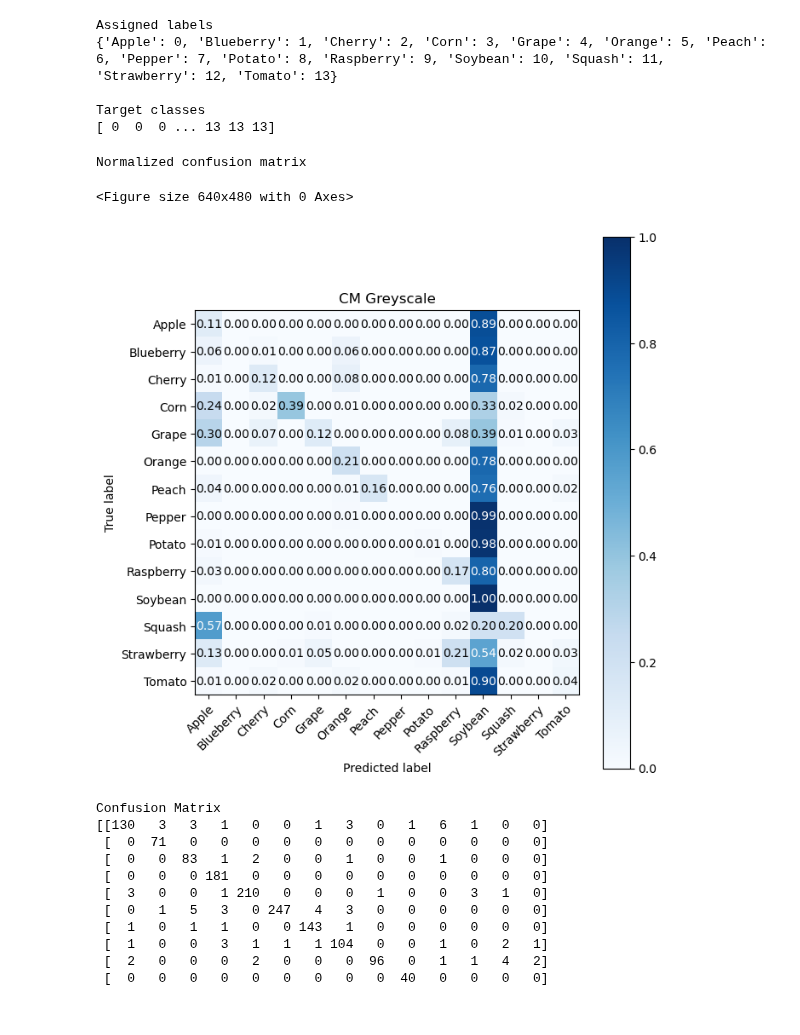
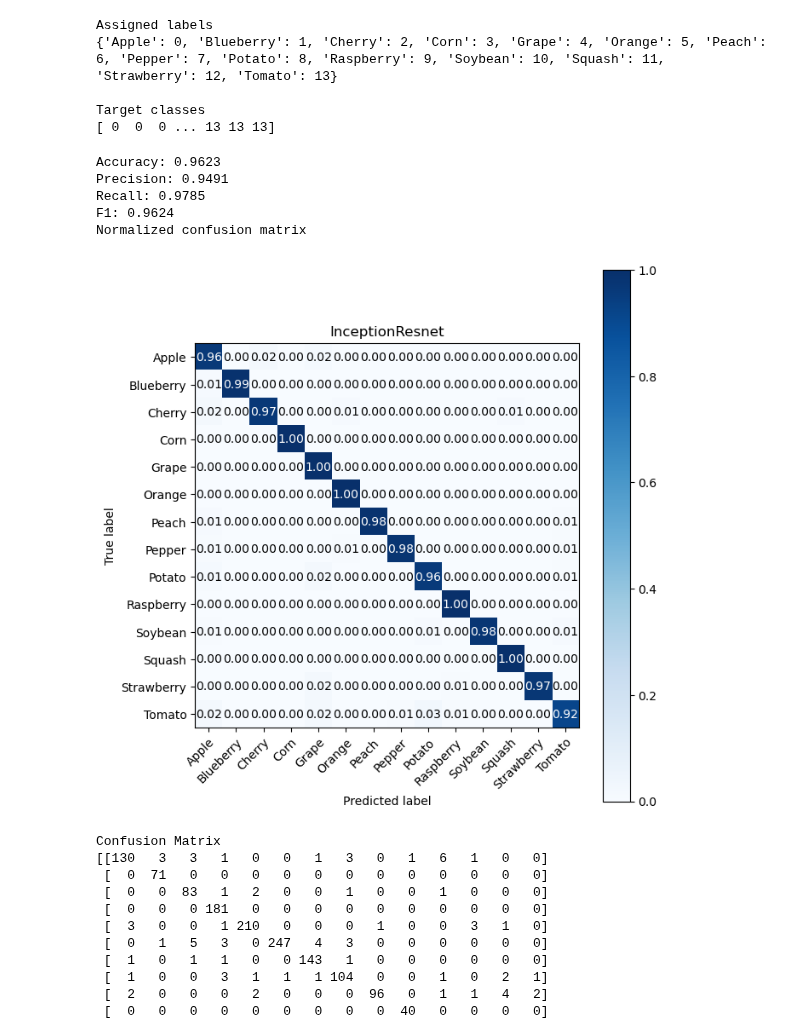
Before and after one commit to irfanmasoudi/anndl1, a Jupyter notebook: Challenge1-Test.ipynb, the cells around one changed output. Saved outputs shown, nothing was run; the diff lists cells and outputs as text; code cells hidden in the pictures.

Commit message:
add incresnet

```diff
--- a/Challenge1-Test.ipynb
+++ b/Challenge1-Test.ipynb
@@ -114,3 +114,26 @@ valid_gen = valid_data_gen.flow_from_directory(directory=validation_dir,
 # %% [output]
 Found 15062 images belonging to 14 classes.
 Found 2666 images belonging to 14 classes.
+# %%
+from tensorflow.keras.preprocessing.image import ImageDataGenerator
+# Creating an instance of ImageDataGenerator without Data Augmentation
+noaug_train_data_gen = ImageDataGenerator(preprocessing_function=tfk.applications.inception_resnet_v2.preprocess_input)
+valid_data_gen       = ImageDataGenerator(preprocessing_function=tfk.applications.inception_resnet_v2.preprocess_input)
+
+train_gen = noaug_train_data_gen.flow_from_directory(directory=training_dir,
+                                                           target_size=(299,299),
+                                                           color_mode='rgb',
+                                                           classes=None,
+                                                           class_mode='categorical',
+                                                           batch_size=64,
+                                                           shuffle=True,
+                                                           seed=seed)
+
+valid_gen = valid_data_gen.flow_from_directory(directory=validation_dir,
+                                               target_size=(299,299),
+                                               color_mode='rgb',
+                                               classes=None,
+                                               class_mode='categorical',
+                                               batch_size=64,
+                                               shuffle=False, # no need to shuffle validation set
+                                               seed=seed)
@@ -302,7 +328,7 @@ model = build_model(input_shape)
 # %%
 del model
 # %%
-model = tfk.models.load_model('logs/Grayscale/BatchNormGray_Nov21_00-13-38/ckpts/cp.ckpt')
+model = tfk.models.load_model('logs/incresnet/incresnet_Nov22_22-16-08/ckpts/cp.ckpt')
 # %%
 predictions = model.predict(valid_gen)
 y_pred = np.argmax(predictions, axis=1)
@@ -361,14 +387,28 @@ def plot_confusion_matrix(y_true, y_pred, classes,
     fig.tight_layout()
     return ax
 # %%
+#Compute the classification metrics
+accuracy = accuracy_score(valid_gen.classes, np.argmax(predictions, axis=-1))
+precision = precision_score(valid_gen.classes, np.argmax(predictions, axis=-1), average='macro')
+recall = recall_score(valid_gen.classes, np.argmax(predictions, axis=-1), average='macro')
+f1 = f1_score(valid_gen.classes, np.argmax(predictions, axis=-1), average='macro')
+print('Accuracy:',accuracy.round(4))
+print('Precision:',precision.round(4))
+print('Recall:',recall.round(4))
+print('F1:',f1.round(4))
+
+
 plot_confusion_matrix(y_true, y_pred, classes=labels, normalize = True,
-                      title='CM Greyscale')
-plt.savefig('Normalized GS.png')
+                      title='InceptionResnet')
+plt.savefig('InceptionResnet.png')
 plt.show()
 # %% [output]
+Accuracy: 0.9623
+Precision: 0.9491
+Recall: 0.9785
+F1: 0.9624
 Normalized confusion matrix
-<Figure size 640x480 with 0 Axes>
-[figure, old version]
+[figure, new version]
 # %%
 predictions = model.predict(valid_gen)
 y_pred = np.argmax(predictions, axis=1)
```
Also changed, not shown: parts of 3 cells of this notebook, 3 other files.
